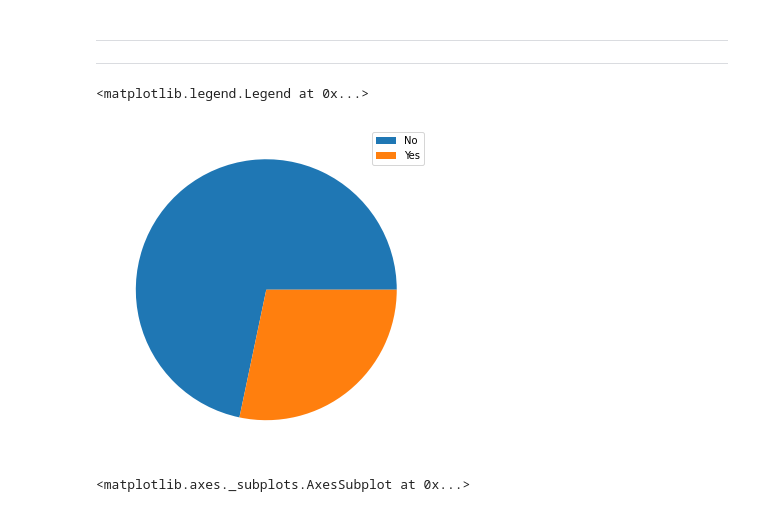
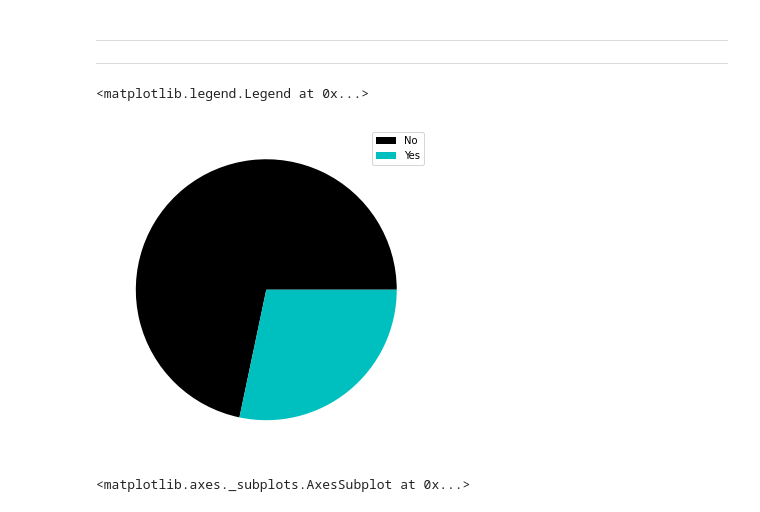
Before and after one commit to yufrances90/Communicate-Data-Findings, a Jupyter notebook: exploration-Copy2.ipynb, the cells around one changed output. Drawn from its saved outputs; the diff is of its cells as text; code cells hidden in the pictures.

```diff
--- a/exploration-Copy2.ipynb
+++ b/exploration-Copy2.ipynb
@@ -188,14 +188,14 @@ sns.distplot(df['DistanceFromHome'], color="k")
 # %%
 gk = df.groupby('OverTime')
 
 labels = gk.groups
 
-patches, texts = plt.pie(gk['OverTime'].count())
+patches, texts = plt.pie(gk['OverTime'].count(), colors=['k', 'c'])
 
 plt.legend(patches, labels, loc="best")
 # %% [output]
 <matplotlib.legend.Legend at 0x...>
-[figure, old version]
+[figure, new version]
 # %%
 sns.distplot(df['JobInvolvement'], color="k")
 # %% [output]
```
Also changed, not shown: parts of 2 cells of this notebook.
